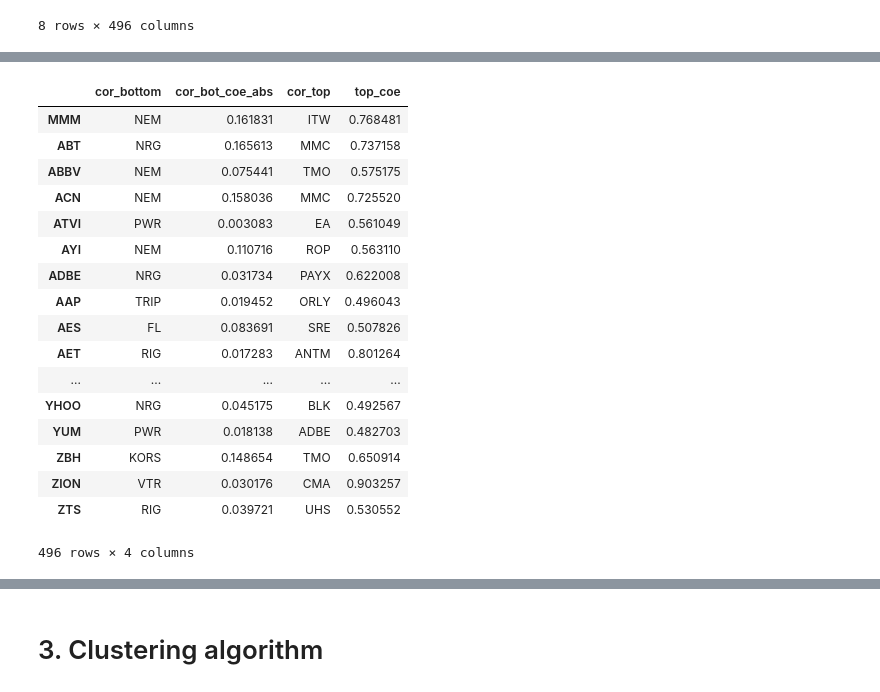
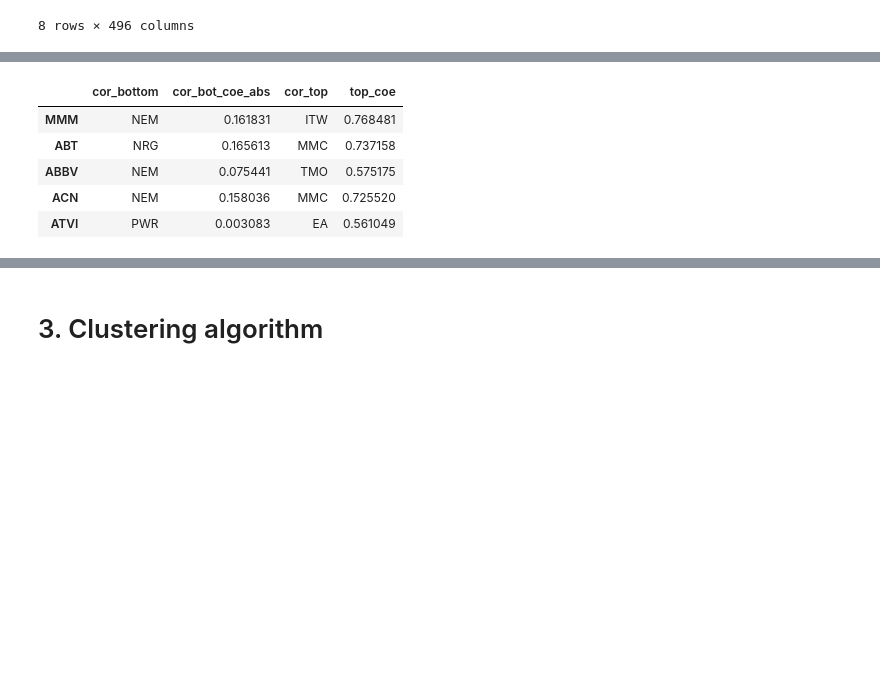
Before and after one commit to kaixuant/DSA_Stock, a Jupyter notebook: Stock Market Clustering.ipynb, the cells around one changed output, grey strips where cells are left out. Saved outputs shown, nothing was run; the diff lists cells and outputs as text; code cells hidden in the pictures; blank space fills up the shorter version.

```diff
--- a/Stock Market Clustering.ipynb
+++ b/Stock Market Clustering.ipynb
@@ -540,23 +474,11 @@ result2
 # %%
 # Then we combine the top and bottom company together
 related = result.join(result2)
-related
+related.head()
 # %% [output]
 |  | cor_bottom | cor_bot_coe_abs | cor_top | top_coe |
 | MMM | NEM | 0.161831 | ITW | 0.768481 |
 | ABT | NRG | 0.165613 | MMC | 0.737158 |
 | ABBV | NEM | 0.075441 | TMO | 0.575175 |
 | ACN | NEM | 0.158036 | MMC | 0.725520 |
 | ATVI | PWR | 0.003083 | EA | 0.561049 |
-| AYI | NEM | 0.110716 | ROP | 0.563110 |
-| ADBE | NRG | 0.031734 | PAYX | 0.622008 |
-| AAP | TRIP | 0.019452 | ORLY | 0.496043 |
-| AES | FL | 0.083691 | SRE | 0.507826 |
-| AET | RIG | 0.017283 | ANTM | 0.801264 |
-| ... | ... | ... | ... | ... |
-| YHOO | NRG | 0.045175 | BLK | 0.492567 |
-| YUM | PWR | 0.018138 | ADBE | 0.482703 |
-| ZBH | KORS | 0.148654 | TMO | 0.650914 |
-| ZION | VTR | 0.030176 | CMA | 0.903257 |
-| ZTS | RIG | 0.039721 | UHS | 0.530552 |
-496 rows × 4 columns
```
Also changed, not shown: parts of 25 cells of this notebook.
